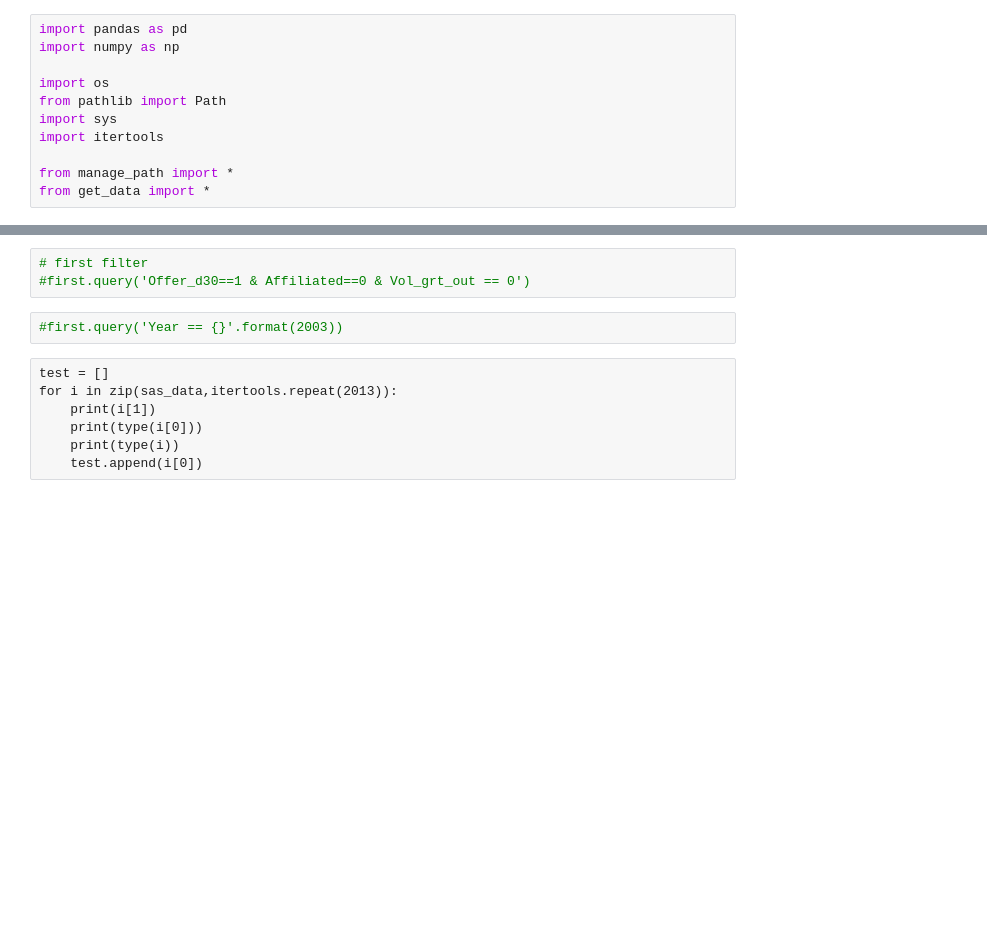
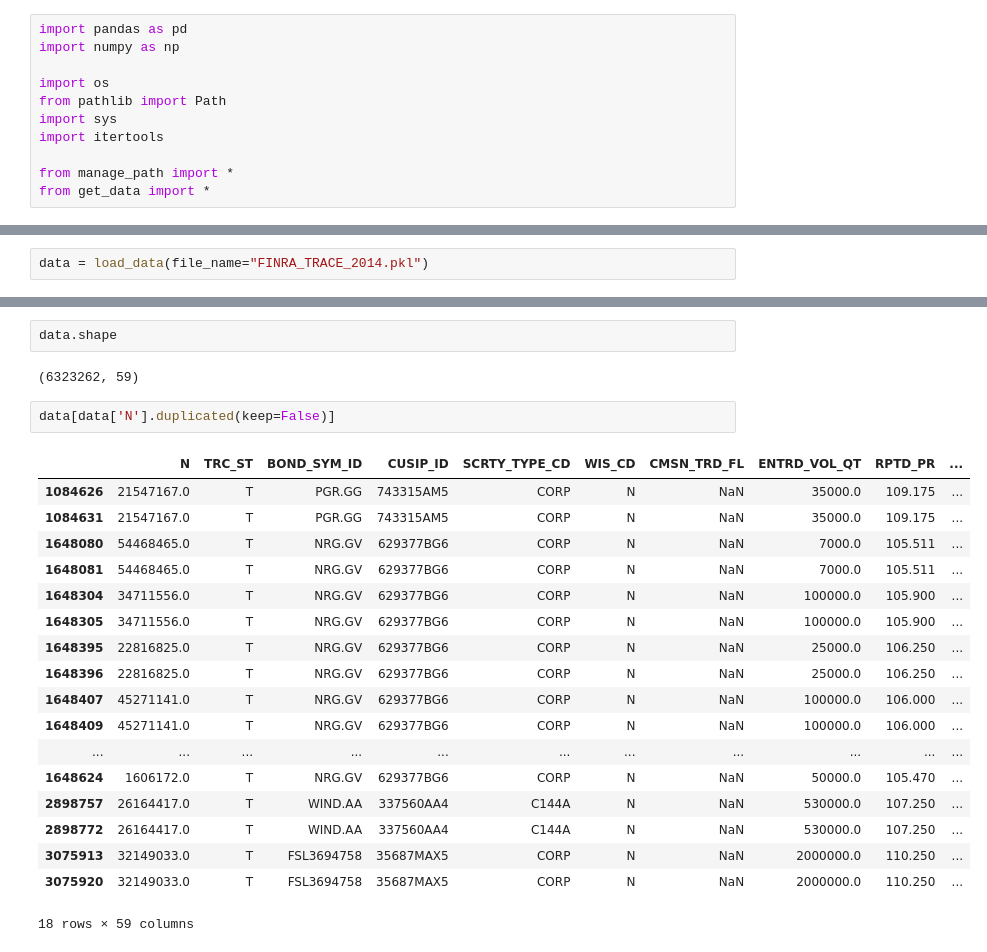
Before and after one commit to raymond180/FINRA_TRACE, a Jupyter notebook: TopicModeling/sas_to_csv.ipynb, the cells around one changed output, grey strips where cells are left out. Drawn from its saved outputs; the diff is of its cells as text; blank space fills up the shorter version.

```diff
--- a/TopicModeling/sas_to_csv.ipynb
+++ b/TopicModeling/sas_to_csv.ipynb
@@ -20,0 +12,2 @@ first = next(data)
+# %%
+data = load_data(file_name="FINRA_TRACE_2014.pkl")
@@ -23,12 +28,25 @@ first.head()
-# %%
-# first filter
-#first.query('Offer_d30==1 & Affiliated==0 & Vol_grt_out == 0')
-# %%
-#first.query('Year == {}'.format(2003))
-# %% [raw]
-test = []
-for i in zip(sas_data,itertools.repeat(2013)):
-    print(i[1])
-    print(type(i[0]))
-    print(type(i))
-    test.append(i[0])
+# %%
+data.shape
+# %% [output]
+(6323262, 59)
+# %%
+data[data['N'].duplicated(keep=False)]
+# %% [output]
+|  | N | TRC_ST | BOND_SYM_ID | CUSIP_ID | SCRTY_TYPE_CD | WIS_CD | CMSN_TRD_FL | ENTRD_VOL_QT | RPTD_PR | ... |
+| 1084626 | 21547167.0 | T | PGR.GG | 743315AM5 | CORP | N | NaN | 35000.0 | 109.175 | ... |
+| 1084631 | 21547167.0 | T | PGR.GG | 743315AM5 | CORP | N | NaN | 35000.0 | 109.175 | ... |
+| 1648080 | 54468465.0 | T | NRG.GV | 629377BG6 | CORP | N | NaN | 7000.0 | 105.511 | ... |
+| 1648081 | 54468465.0 | T | NRG.GV | 629377BG6 | CORP | N | NaN | 7000.0 | 105.511 | ... |
+| 1648304 | 34711556.0 | T | NRG.GV | 629377BG6 | CORP | N | NaN | 100000.0 | 105.900 | ... |
+| 1648305 | 34711556.0 | T | NRG.GV | 629377BG6 | CORP | N | NaN | 100000.0 | 105.900 | ... |
+| 1648395 | 22816825.0 | T | NRG.GV | 629377BG6 | CORP | N | NaN | 25000.0 | 106.250 | ... |
+| 1648396 | 22816825.0 | T | NRG.GV | 629377BG6 | CORP | N | NaN | 25000.0 | 106.250 | ... |
+| 1648407 | 45271141.0 | T | NRG.GV | 629377BG6 | CORP | N | NaN | 100000.0 | 106.000 | ... |
+| 1648409 | 45271141.0 | T | NRG.GV | 629377BG6 | CORP | N | NaN | 100000.0 | 106.000 | ... |
+| ... | ... | ... | ... | ... | ... | ... | ... | ... | ... | ... |
+| 1648624 | 1606172.0 | T | NRG.GV | 629377BG6 | CORP | N | NaN | 50000.0 | 105.470 | ... |
+| 2898757 | 26164417.0 | T | WIND.AA | 337560AA4 | C144A | N | NaN | 530000.0 | 107.250 | ... |
+| 2898772 | 26164417.0 | T | WIND.AA | 337560AA4 | C144A | N | NaN | 530000.0 | 107.250 | ... |
+| 3075913 | 32149033.0 | T | FSL3694758 | 35687MAX5 | CORP | N | NaN | 2000000.0 | 110.250 | ... |
+| 3075920 | 32149033.0 | T | FSL3694758 | 35687MAX5 | CORP | N | NaN | 2000000.0 | 110.250 | ... |
+18 rows × 59 columns
```
Also changed, not shown: parts of 17 cells of this notebook, 5 other files.
